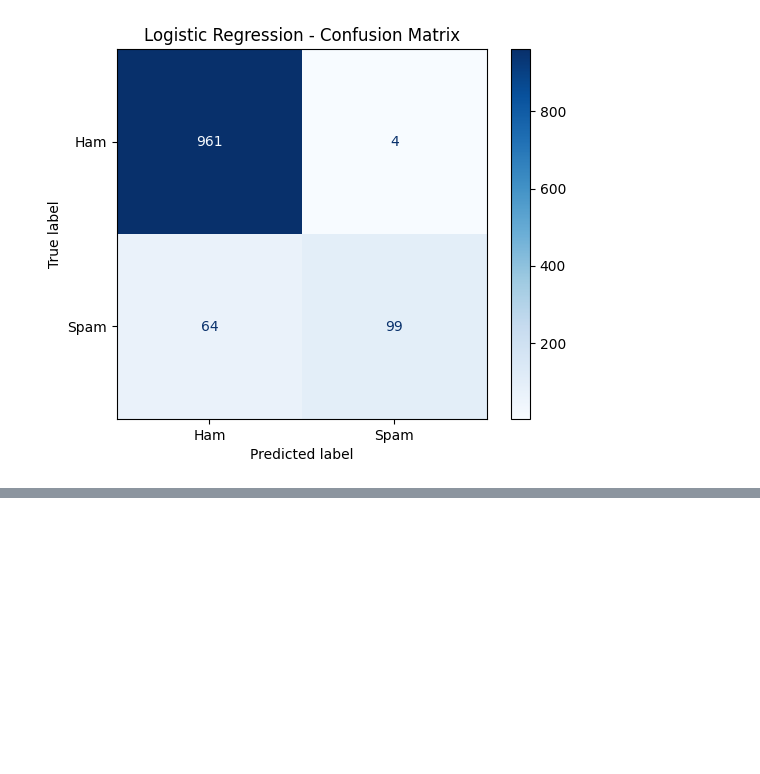
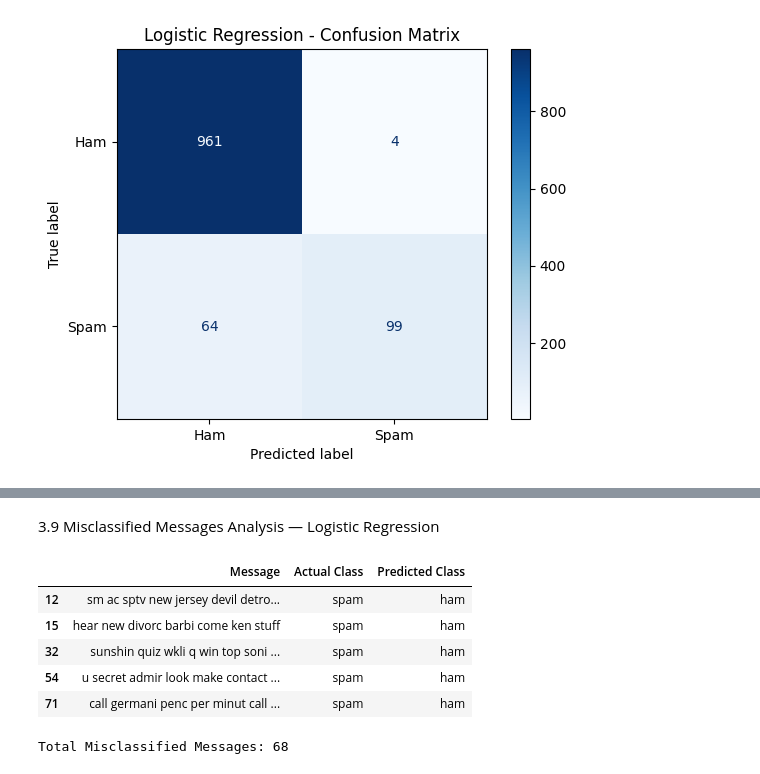
Before and after one commit to LujainAyyash/DS483-Project, a Jupyter notebook: NLP_Code.ipynb, the cells around one changed output, grey strips where cells are left out. Cells and saved outputs as stored; diff of their text form; code cells hidden in the pictures; blank space fills up the shorter version.

```diff
--- a/NLP_Code.ipynb
+++ b/NLP_Code.ipynb
@@ -742,0 +808,31 @@ plt.show()
+# %% [markdown]
+3.9 Misclassified Messages Analysis — Logistic Regression
+# %%
+# 3.9 Misclassified Messages Analysis
+# Logistic Regression
+
+# Create a DataFrame with actual and predicted classes
+lr_results = pd.DataFrame({
+    'Message': X_test.reset_index(drop=True),
+    'Actual Class': y_test.reset_index(drop=True),
+    'Predicted Class': y_pred_lr
+})
+
+# Keep only incorrectly classified messages
+lr_errors = lr_results[
+    lr_results['Actual Class'] != lr_results['Predicted Class']
+]
+
+# Display the first 5 misclassified messages
+display(lr_errors.head(5))
+
+# Display the total number of misclassified messages
+print("Total Misclassified Messages:", len(lr_errors))
+# %% [output]
+|  | Message | Actual Class | Predicted Class |
+| 12 | sm ac sptv new jersey devil detro... | spam | ham |
+| 15 | hear new divorc barbi come ken stuff | spam | ham |
+| 32 | sunshin quiz wkli q win top soni ... | spam | ham |
+| 54 | u secret admir look make contact ... | spam | ham |
+| 71 | call germani penc per minut call ... | spam | ham |
+Total Misclassified Messages: 68
```
Also changed, not shown: parts of 10 cells of this notebook.
